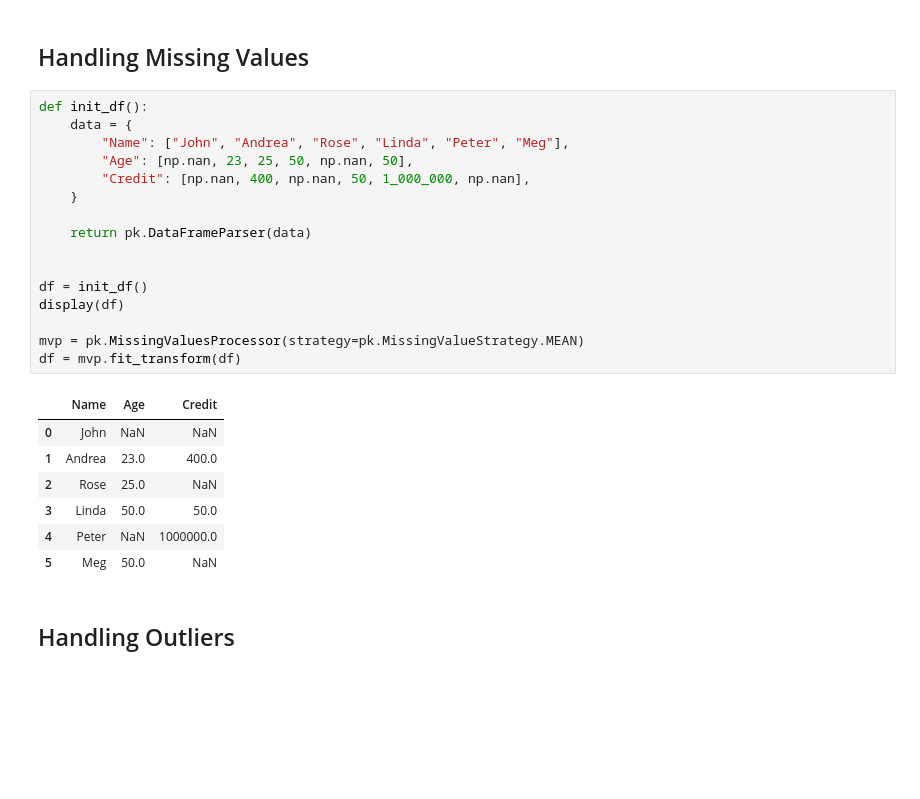
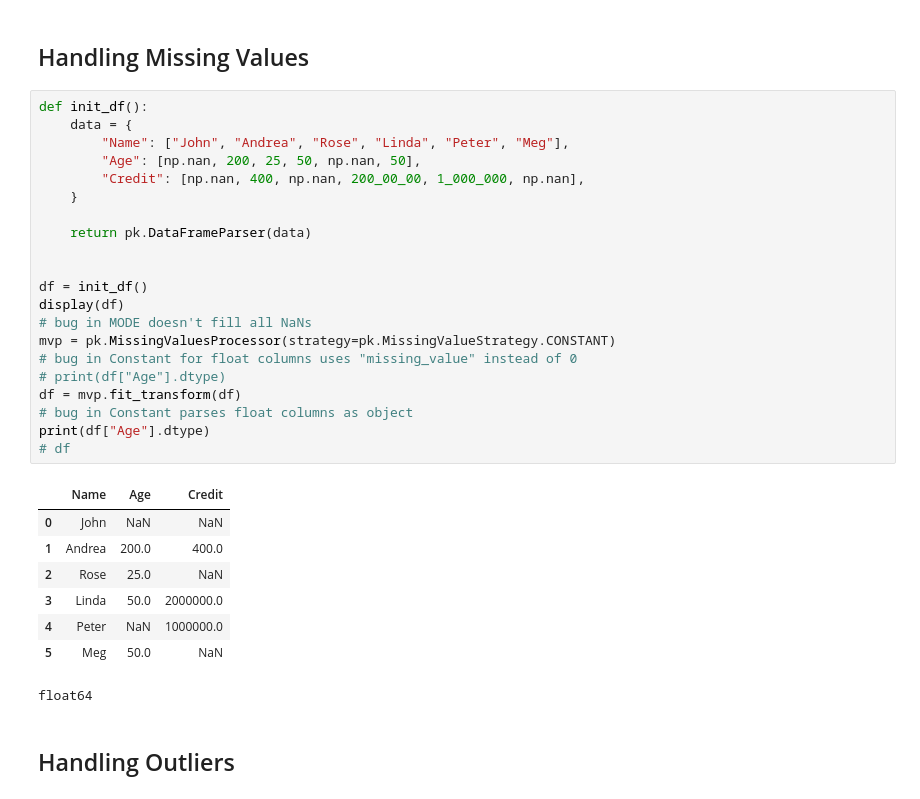
Before and after one commit to AhmedMostafa16/PrediKit, a Jupyter notebook: examples/02_Data_Preperation.ipynb, the cells around one changed output. Drawn from its saved outputs; the diff is of its cells as text; blank space fills up the shorter version.

```diff
--- a/examples/02_Data_Preperation.ipynb
+++ b/examples/02_Data_Preperation.ipynb
@@ -125,26 +123,32 @@ load_show(data, label="2d array", columns=["Name", "Age", "Credit"])
 # %%
 def init_df():
     data = {
         "Name": ["John", "Andrea", "Rose", "Linda", "Peter", "Meg"],
-        "Age": [np.nan, 23, 25, 50, np.nan, 50],
-        "Credit": [np.nan, 400, np.nan, 50, 1_000_000, np.nan],
+        "Age": [np.nan, 200, 25, 50, np.nan, 50],
+        "Credit": [np.nan, 400, np.nan, 200_00_00, 1_000_000, np.nan],
     }
 
     return pk.DataFrameParser(data)
 
 
 df = init_df()
 display(df)
-
-mvp = pk.MissingValuesProcessor(strategy=pk.MissingValueStrategy.MEAN)
+# bug in MODE doesn't fill all NaNs
+mvp = pk.MissingValuesProcessor(strategy=pk.MissingValueStrategy.CONSTANT)
+# bug in Constant for float columns uses "missing_value" instead of 0
+# print(df["Age"].dtype)
 df = mvp.fit_transform(df)
+# bug in Constant parses float columns as object
+print(df["Age"].dtype)
+# df
 # %% [output]
 |  | Name | Age | Credit |
 | 0 | John | NaN | NaN |
-| 1 | Andrea | 23.0 | 400.0 |
+| 1 | Andrea | 200.0 | 400.0 |
 | 2 | Rose | 25.0 | NaN |
-| 3 | Linda | 50.0 | 50.0 |
+| 3 | Linda | 50.0 | 2000000.0 |
 | 4 | Peter | NaN | 1000000.0 |
 | 5 | Meg | 50.0 | NaN |
+float64
 # %% [markdown]
 ## Handling Outliers
```
Also changed, not shown: parts of 8 cells of this notebook, 14 other files.
